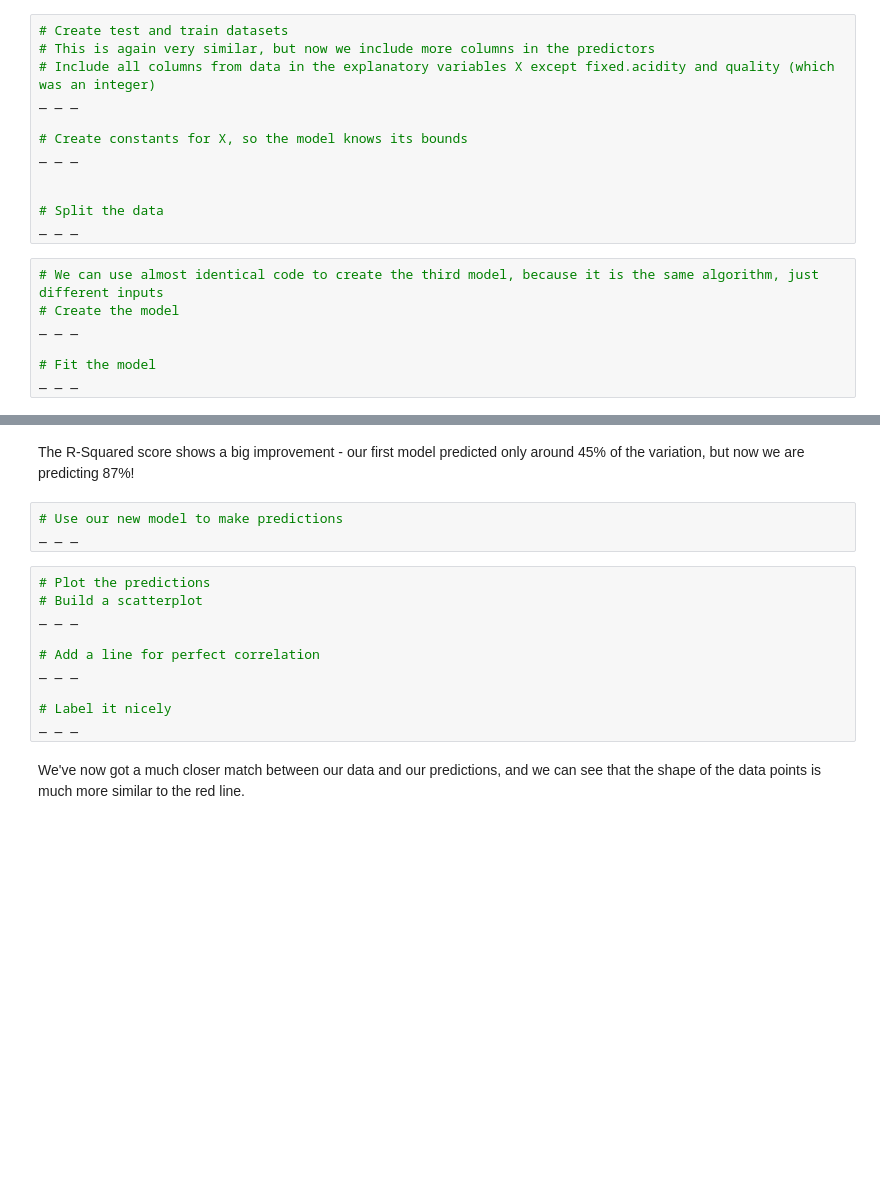
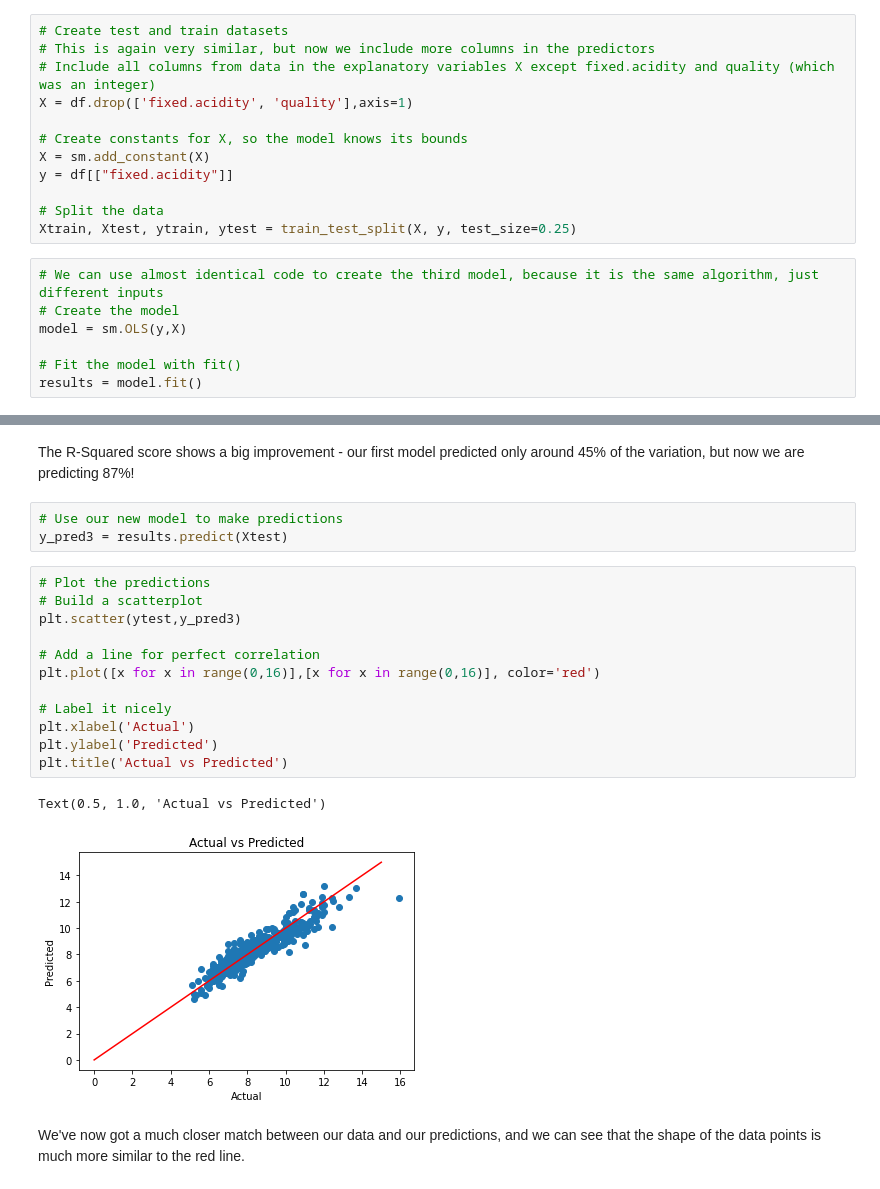
Before and after one commit to mitty4/misc_data_science, a Jupyter notebook: linearRegression/Springboard Regression Case Study - the Red Wine Dataset - Tier 3.ipynb, the cells around one changed output, grey strips where cells are left out. Cells and saved outputs as stored; diff of their text form; blank space fills up the shorter version.

```diff
--- a/linearRegression/Springboard Regression Case Study - the Red Wine Dataset - Tier 3.ipynb
+++ b/linearRegression/Springboard Regression Case Study - the Red Wine Dataset - Tier 3.ipynb
@@ -400,20 +396,20 @@ Remember, as Professor Spiegelhalter explains on p.132 of *AoS*, including more
 # Create test and train datasets
 # This is again very similar, but now we include more columns in the predictors
 # Include all columns from data in the explanatory variables X except fixed.acidity and quality (which was an integer)
-_ _ _
+X = df.drop(['fixed.acidity', 'quality'],axis=1)
 
 # Create constants for X, so the model knows its bounds
-_ _ _
-
+X = sm.add_constant(X)
+y = df[["fixed.acidity"]]
 
 # Split the data
-_ _ _
+Xtrain, Xtest, ytrain, ytest = train_test_split(X, y, test_size=0.25)
 # %%
 # We can use almost identical code to create the third model, because it is the same algorithm, just different inputs
 # Create the model
-_ _ _
+model = sm.OLS(y,X)
 
-# Fit the model
-_ _ _
+# Fit the model with fit()
+results = model.fit()
 # %%
 # Evaluate the model
@@ -422,17 +449,22 @@ _ _ _
 The R-Squared score shows a big improvement - our first model predicted only around 45% of the variation, but now we are predicting 87%!
 # %%
 # Use our new model to make predictions
-_ _ _
+y_pred3 = results.predict(Xtest)
-# %%
-# Plot the predictions
-# Build a scatterplot
-_ _ _
-
-# Add a line for perfect correlation
-_ _ _
-
-# Label it nicely
-_ _ _
+# %%
+# Plot the predictions
+# Build a scatterplot
+plt.scatter(ytest,y_pred3)
+
+# Add a line for perfect correlation
+plt.plot([x for x in range(0,16)],[x for x in range(0,16)], color='red')
+
+# Label it nicely
+plt.xlabel('Actual')
+plt.ylabel('Predicted')
+plt.title('Actual vs Predicted')
+# %% [output]
+Text(0.5, 1.0, 'Actual vs Predicted')
+[figure, added]
 # %% [markdown]
 We've now got a much closer match between our data and our predictions, and we can see that the shape of the data points is much more similar to the red line.
 # %% [markdown]
```
Also changed, not shown: parts of 14 cells of this notebook.
